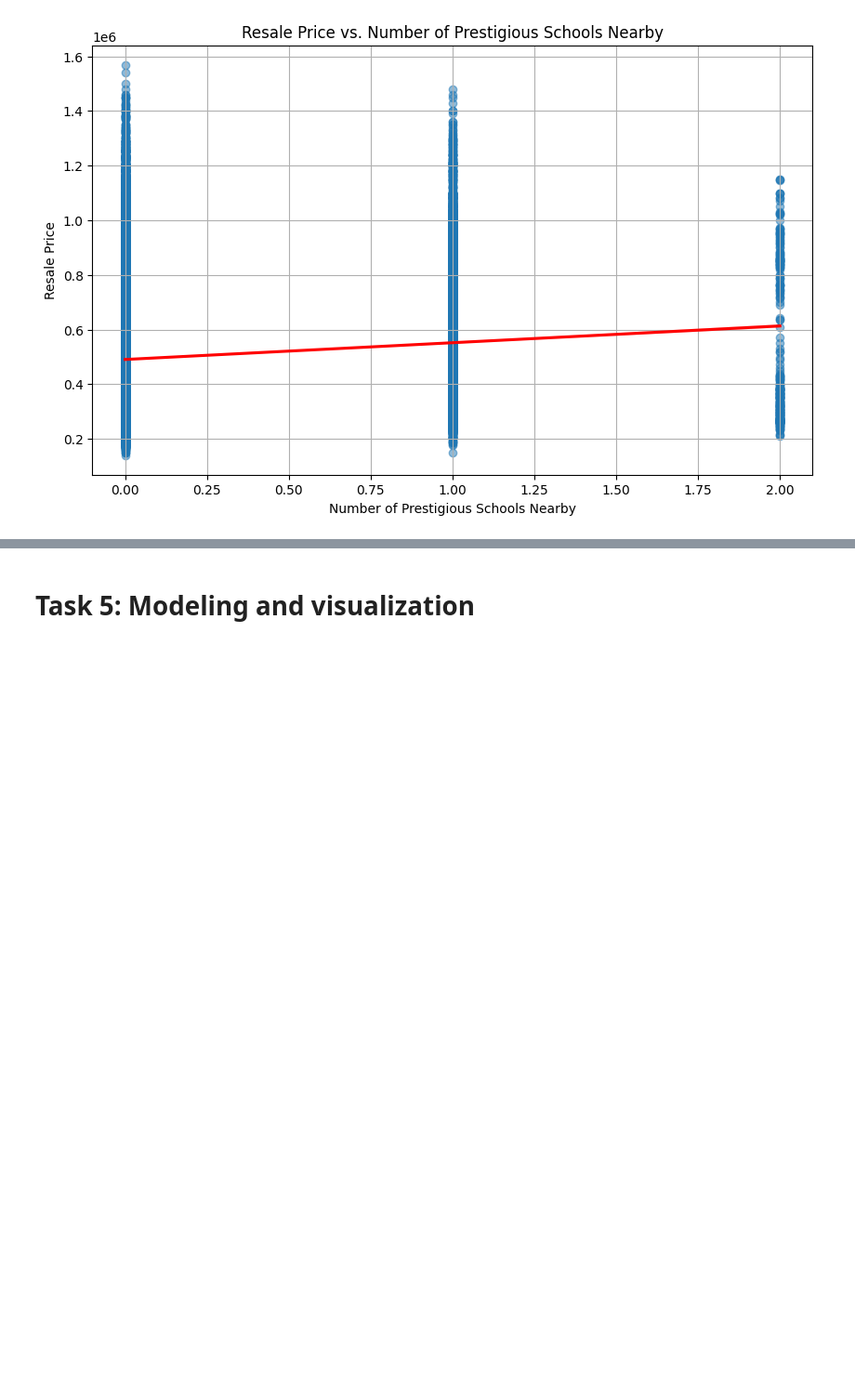
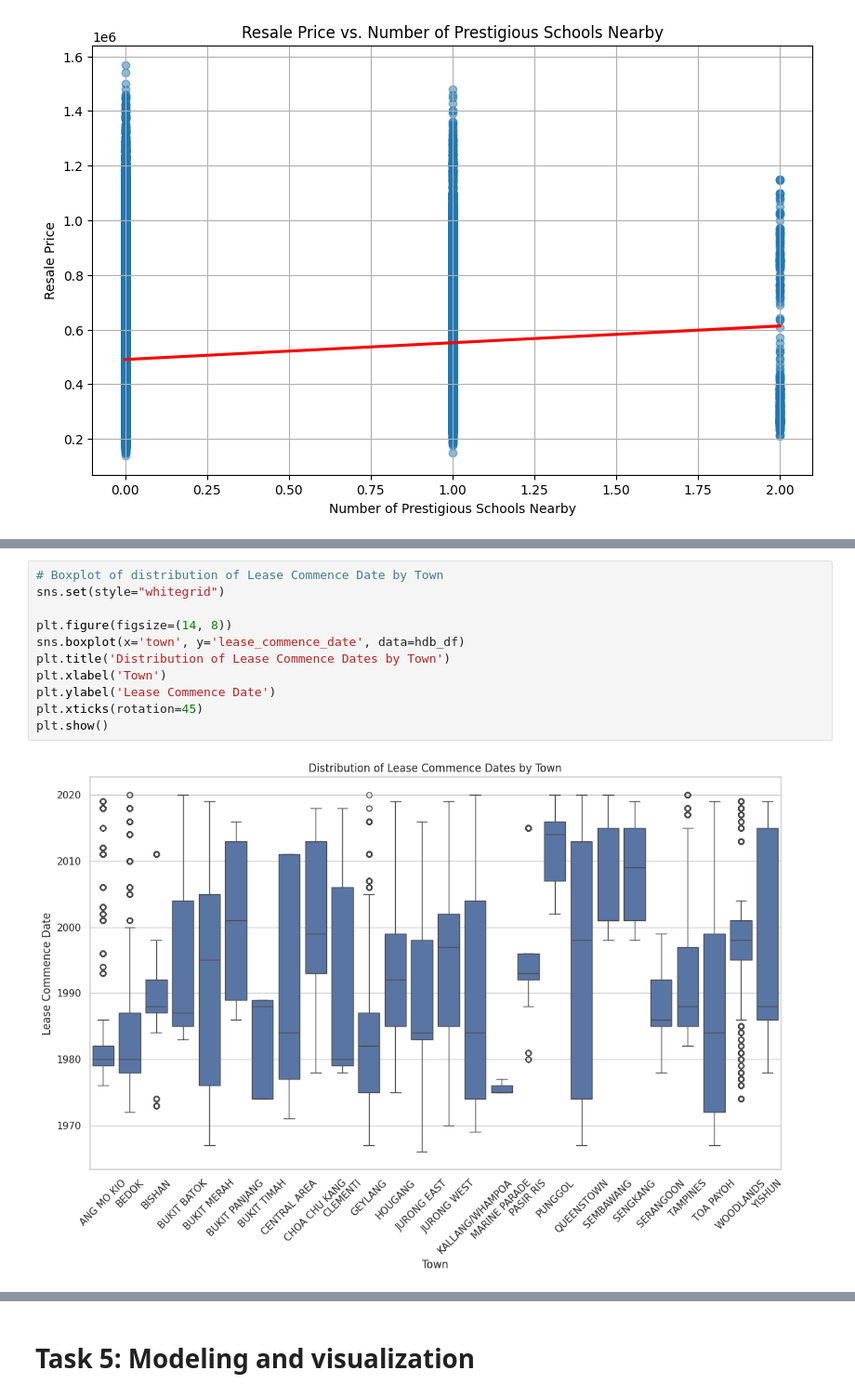
Before and after one commit to Phantom76819/IT5100F-Project, a Jupyter notebook: IT5100F_Project.ipynb, the cells around one changed output, grey strips where cells are left out. Shown at 93% size. Saved outputs shown, nothing was run; the diff lists cells and outputs as text; blank space fills up the shorter version.

```diff
--- a/IT5100F_Project.ipynb
+++ b/IT5100F_Project.ipynb
@@ -494,0 +526,13 @@ plt.show()
+# %%
+# Boxplot of distribution of Lease Commence Date by Town
+sns.set(style="whitegrid")
+
+plt.figure(figsize=(14, 8))
+sns.boxplot(x='town', y='lease_commence_date', data=hdb_df)
+plt.title('Distribution of Lease Commence Dates by Town')
+plt.xlabel('Town')
+plt.ylabel('Lease Commence Date')
+plt.xticks(rotation=45)
+plt.show()
+# %% [output]
+[figure, added]
```
Also changed, not shown: parts of 8 cells of this notebook.
